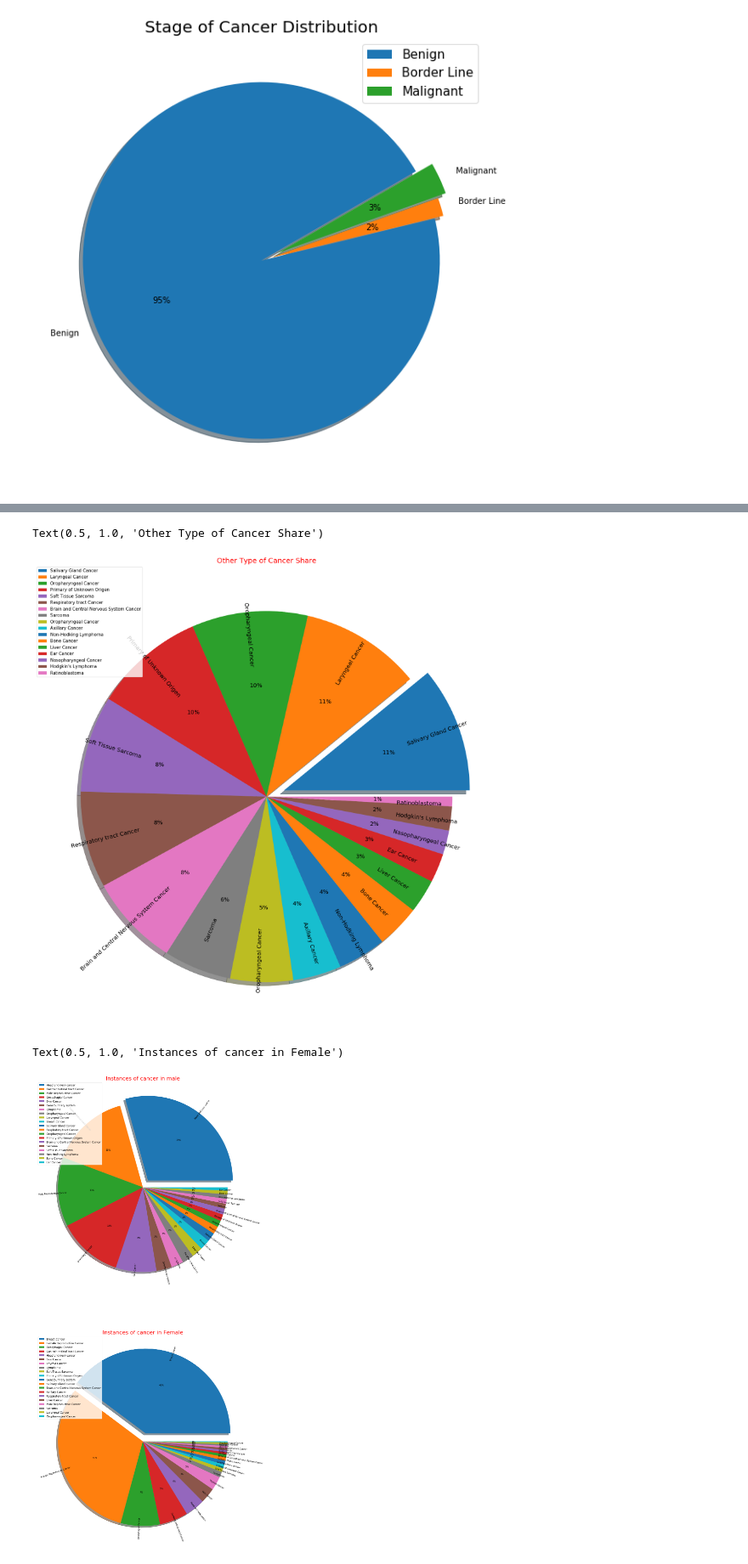
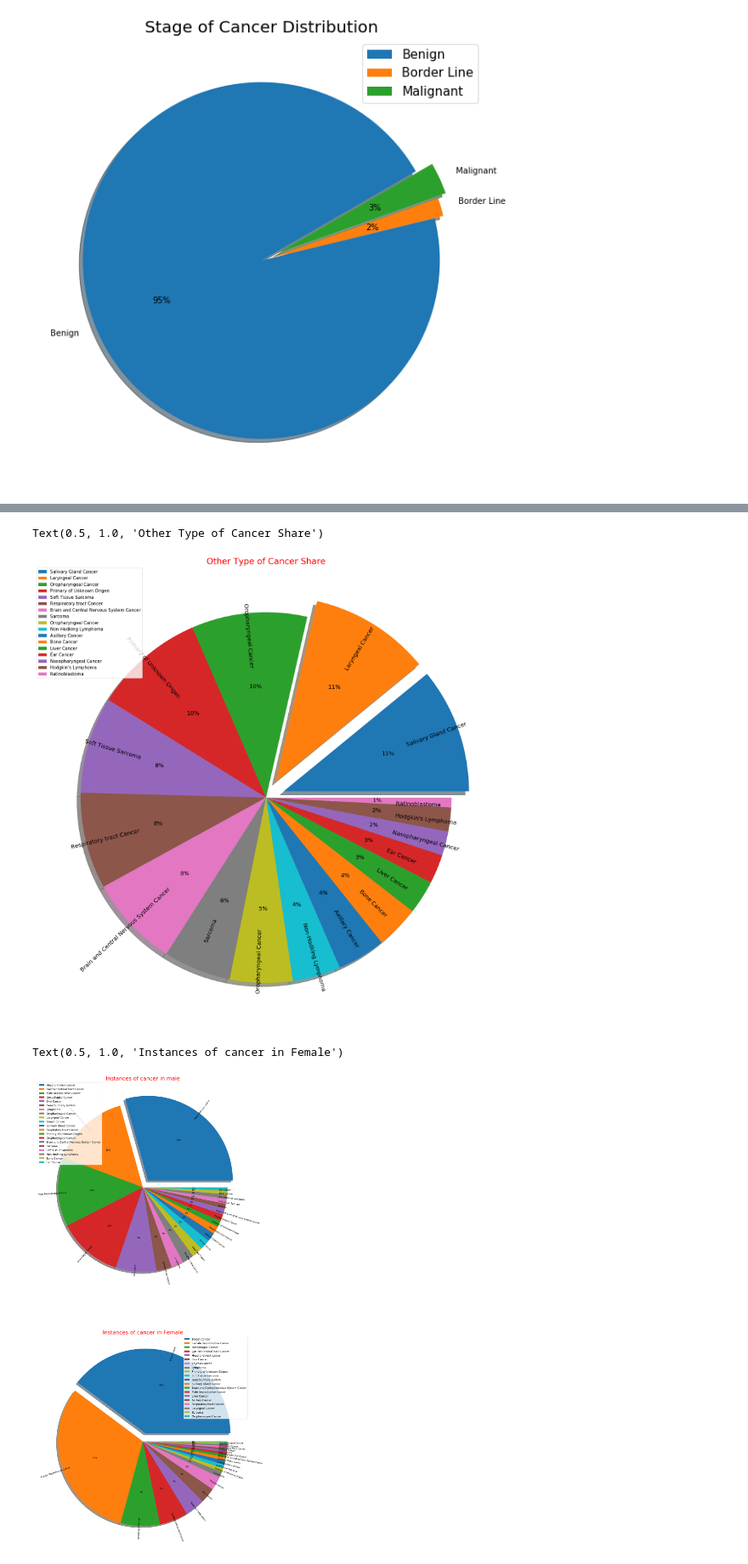
Before and after one commit to ssnk4343/Hospital_Cancer_Analysis, a Jupyter notebook: Cancer_Analysis.ipynb, the cells around one changed output, grey strips where cells are left out. Shown at 85% size. Saved outputs shown, nothing was run; the diff lists cells and outputs as text; code cells hidden in the pictures.

```diff
--- a/Cancer_Analysis.ipynb
+++ b/Cancer_Analysis.ipynb
@@ -145,37 +169,38 @@ Text(0.5, 1.0, 'Type of Cancer Share')
 oth = type_of_cancer.sort_values(ascending=False)[11:28]
 exp= np.zeros(17)
 exp[0]=0.1
+exp[1]=0.1
 oth.plot.pie(figsize=(30,30),autopct='%1.f%%',explode=exp,shadow=True,rotatelabels = 270,fontsize=20,labeldistance=0.7)
 plt.legend(fontsize=15,loc='best')
 plt.ylabel("")
-plt.title('Other Type of Cancer Share',Fontsize=25,color='r')
+plt.title('Other Type of Cancer Share',Fontsize=30,color='r')
 # %% [output]
 Text(0.5, 1.0, 'Other Type of Cancer Share')
-[figure, old version]
+[figure, new version]
 # %%
 fig,(ax2,ax3)=plt.subplots(nrows=2,ncols=1,figsize=(40,40))
 filt3=df['Sex']=='Male'
 male=df.loc[filt3,'Type of Cancer'].value_counts().sort_values().nlargest(20)
 exp= np.zeros(20)
 exp[0]=0.1
 ax2.pie( male,autopct='%1.f%%',explode=exp,shadow=True,rotatelabels = 270,labeldistance=0.9,labels=male.index.values)
 
 filt4=df['Sex']=='Female'
 female=df.loc[filt4,'Type of Cancer'].value_counts().sort_values().nlargest(20)
 exp= np.zeros(20)
 exp[0]=0.1
 ax3.pie(female,autopct='%1.f%%',explode=exp,shadow=True,rotatelabels = 270,labeldistance=0.9,labels=female.index.values)
 
 ax2.legend(fontsize=12,loc='upper left')
 ax2.set_ylabel(" ")
 ax2.set_title('Instances of cancer in male',Fontsize=25,color='r')
 
-ax3.legend(female.index.values,fontsize=12,loc='upper left')
+ax3.legend(female.index.values,fontsize=12,loc='best')
 ax3.set_ylabel(" ")
 ax3.set_title('Instances of cancer in Female',Fontsize=25,color='r')
 # %% [output]
 Text(0.5, 1.0, 'Instances of cancer in Female')
-[figure, old version]
+[figure, new version]
 # %%
 for item in df['Type of Cancer'].unique():
     c=['cyan','torquoise','grey','c','r','pink','maroon','cyan','torquoise','grey','c','r','pink','maroon','cyan','torquoise','grey','c','r']
```
Also changed, not shown: parts of 4 cells of this notebook.
